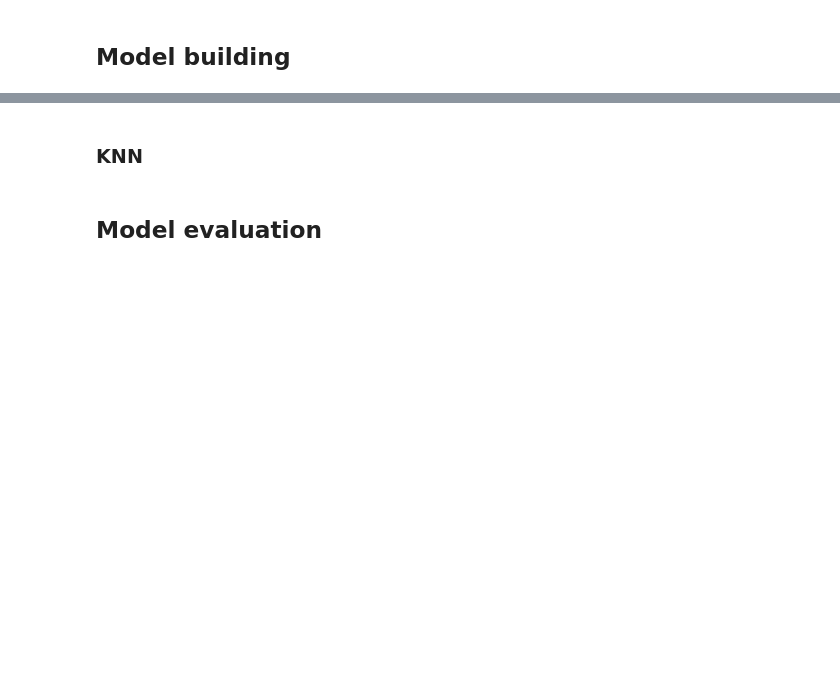
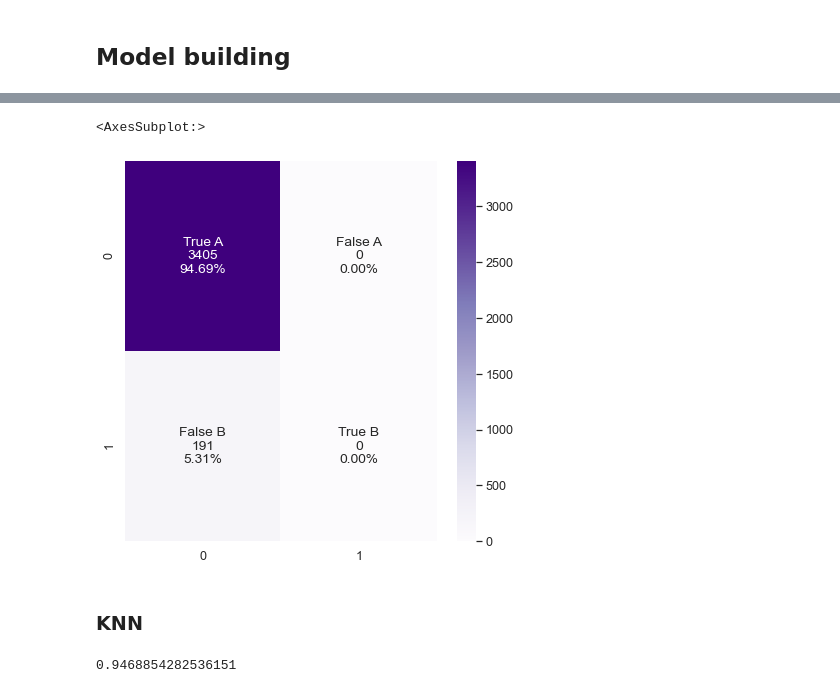
Before and after one commit to silviagonzalez98/Mid-Bootcamp-Project-Classification, a Jupyter notebook: project/python-work.ipynb, the cells around one changed output, grey strips where cells are left out. Drawn from its saved outputs; the diff is of its cells as text; code cells hidden in the pictures; blank space fills up the shorter version.

```diff
--- a/project/python-work.ipynb
+++ b/project/python-work.ipynb
@@ -245,0 +335,3 @@ y_enc = pd.get_dummies(y, drop_first=True)
+# %%
+X = pd.get_dummies(X, columns=['reward', 'mailer_type', 'income_level','overdraft_protection','credit_rating','own_your_home'])
+X
@@ -258,0 +375,4 @@ y_model = y_enc
+# %%
+classification = LogisticRegression(random_state=42, max_iter=1000)
+
+classification.fit(X_train, y_train)
@@ -258,0 +386,3 @@ y_model = y_enc
+# %%
+predictions = classification.predict(X_test)
+predictions
@@ -258,0 +420,3 @@ y_model = y_enc
+# %%
+cf_matrix = confusion_matrix(y_test, predictions)
+cf_matrix
@@ -259,4 +437,13 @@ y_model = y_enc
+# %%
+group_names = ['True A', 'False A', 'False B', 'True B']
+group_counts = ["{0:0.0f}".format(value) for value in cf_matrix.flatten()]
+group_percentages = ["{0:.2%}".format(value) for value in cf_matrix.flatten()/np.sum(cf_matrix)]
+labels = [f"{v1}\n{v2}\n{v3}" for v1, v2, v3 in zip(group_names,group_counts,group_percentages)]
+labels = np.asarray(labels).reshape(2,2)
+plt.figure(figsize=(7,7))
+sns.heatmap(cf_matrix, annot=labels, fmt='', cmap='Purples')
+# %% [output]
+<AxesSubplot:>
+[figure, added]
 # %% [markdown]
 ### KNN
-# %% [markdown]
-## Model evaluation
@@ -264,0 +456,5 @@ y_model = y_enc
+# %%
+y_pred = model.predict(X_test)
+print(metrics.accuracy_score(y_test, y_pred))
+# %% [output]
+0.9468854282536151
```
Also changed, not shown: parts of 43 cells of this notebook.
